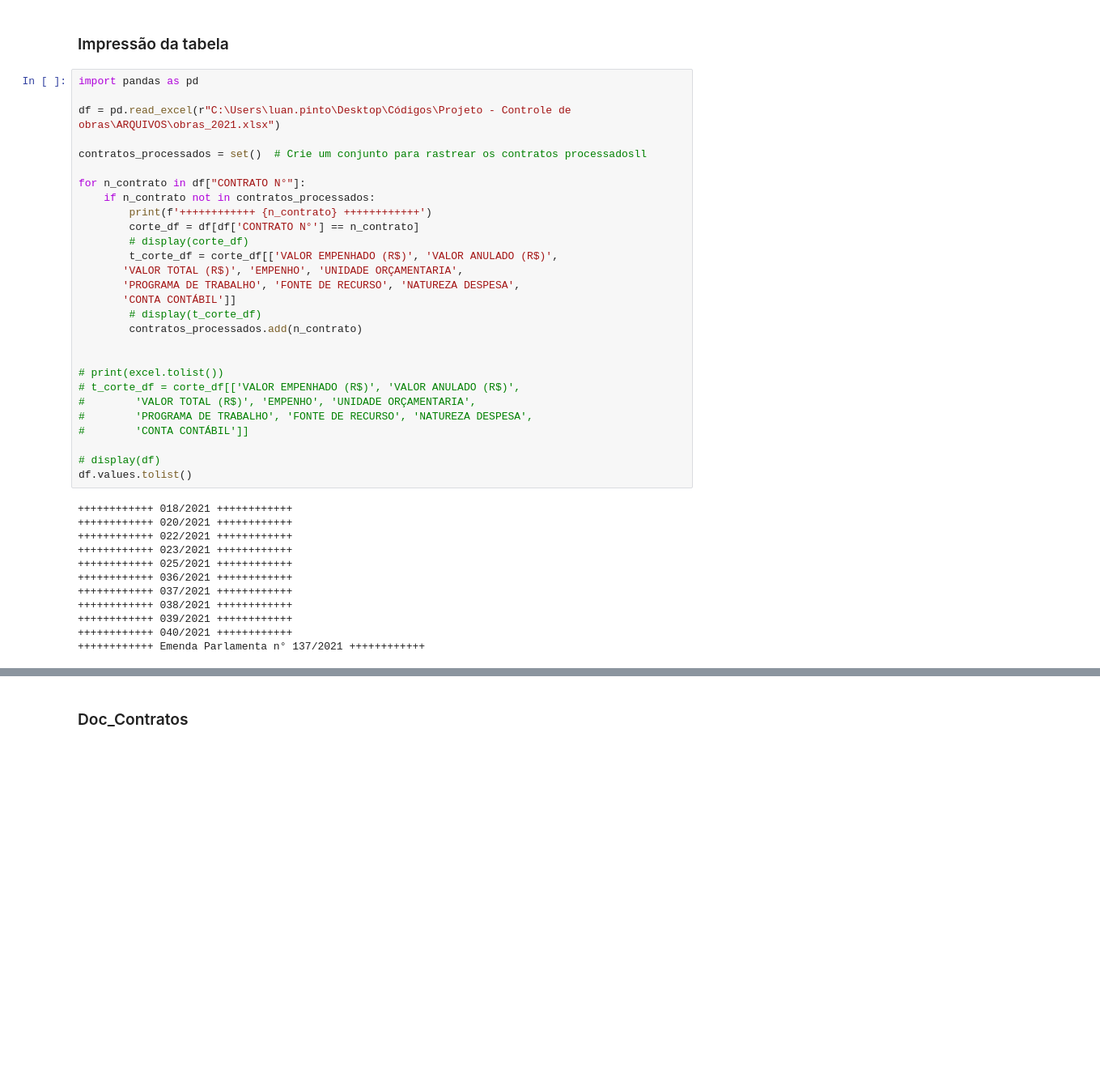
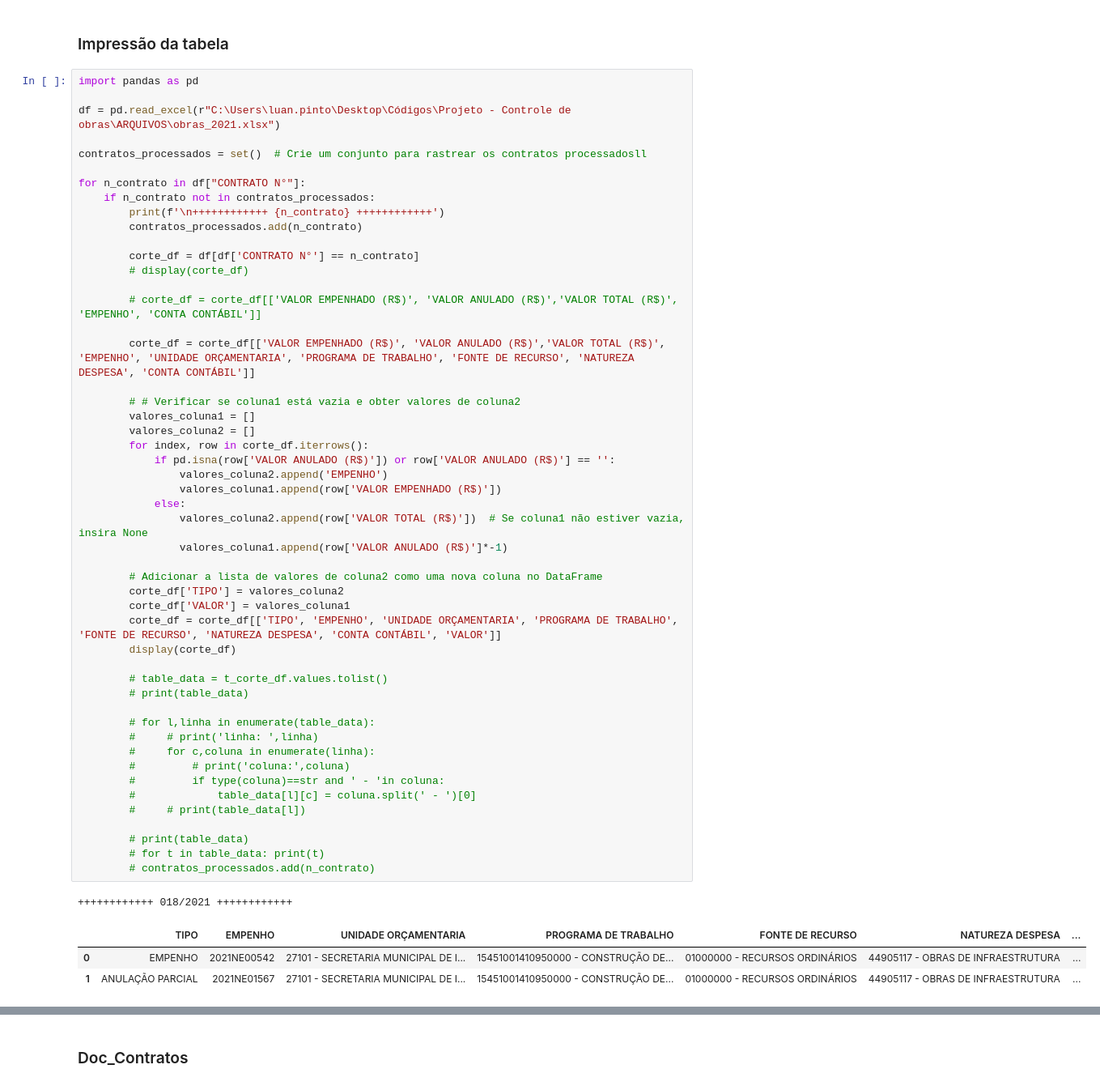
Before and after one commit to luamAP/Projeto-Controle_de_obras, a Jupyter notebook: Sala de Testes/controle_obras.ipynb, the cells around one changed output, grey strips where cells are left out. Shown at 81% size. Cells and saved outputs as stored; diff of their text form; blank space fills up the shorter version.

```diff
--- a/Sala de Testes/controle_obras.ipynb
+++ b/Sala de Testes/controle_obras.ipynb
@@ -31,40 +76,55 @@ import re
 # %%
 import pandas as pd
 
 df = pd.read_excel(r"C:\Users\luan.pinto\Desktop\Códigos\Projeto - Controle de obras\ARQUIVOS\obras_2021.xlsx")
 
 contratos_processados = set()  # Crie um conjunto para rastrear os contratos processadosll
 
 for n_contrato in df["CONTRATO N°"]:
     if n_contrato not in contratos_processados:
-        print(f'++++++++++++ {n_contrato} ++++++++++++')
+        print(f'\n++++++++++++ {n_contrato} ++++++++++++')
+        contratos_processados.add(n_contrato)
+
         corte_df = df[df['CONTRATO N°'] == n_contrato]
         # display(corte_df)
-        t_corte_df = corte_df[['VALOR EMPENHADO (R$)', 'VALOR ANULADO (R$)',
-       'VALOR TOTAL (R$)', 'EMPENHO', 'UNIDADE ORÇAMENTARIA',
-       'PROGRAMA DE TRABALHO', 'FONTE DE RECURSO', 'NATUREZA DESPESA',
-       'CONTA CONTÁBIL']]
-        # display(t_corte_df)
-        contratos_processados.add(n_contrato)
 
+        # corte_df = corte_df[['VALOR EMPENHADO (R$)', 'VALOR ANULADO (R$)','VALOR TOTAL (R$)', 'EMPENHO', 'CONTA CONTÁBIL']]
 
-# print(excel.tolist())
-# t_corte_df = corte_df[['VALOR EMPENHADO (R$)', 'VALOR ANULADO (R$)',
-#        'VALOR TOTAL (R$)', 'EMPENHO', 'UNIDADE ORÇAMENTARIA',
-#        'PROGRAMA DE TRABALHO', 'FONTE DE RECURSO', 'NATUREZA DESPESA',
-#        'CONTA CONTÁBIL']]
+        corte_df = corte_df[['VALOR EMPENHADO (R$)', 'VALOR ANULADO (R$)','VALOR TOTAL (R$)', 'EMPENHO', 'UNIDADE ORÇAMENTARIA', 'PROGRAMA DE TRABALHO', 'FONTE DE RECURSO', 'NATUREZA DESPESA', 'CONTA CONTÁBIL']]
 
-# display(df)
-df.values.tolist()
+        # # Verificar se coluna1 está vazia e obter valores de coluna2
+        valores_coluna1 = []
+        valores_coluna2 = []
+        for index, row in corte_df.iterrows():
+            if pd.isna(row['VALOR ANULADO (R$)']) or row['VALOR ANULADO (R$)'] == '':
+                valores_coluna2.append('EMPENHO')
+                valores_coluna1.append(row['VALOR EMPENHADO (R$)'])
+            else:
+                valores_coluna2.append(row['VALOR TOTAL (R$)'])  # Se coluna1 não estiver vazia, insira None
+                valores_coluna1.append(row['VALOR ANULADO (R$)']*-1)
+
+        # Adicionar a lista de valores de coluna2 como uma nova coluna no DataFrame
+        corte_df['TIPO'] = valores_coluna2
+        corte_df['VALOR'] = valores_coluna1
+        corte_df = corte_df[['TIPO', 'EMPENHO', 'UNIDADE ORÇAMENTARIA', 'PROGRAMA DE TRABALHO', 'FONTE DE RECURSO', 'NATUREZA DESPESA', 'CONTA CONTÁBIL', 'VALOR']]
+        display(corte_df)
+
+        # table_data = t_corte_df.values.tolist()
+        # print(table_data)
+
+        # for l,linha in enumerate(table_data):
+        #     # print('linha: ',linha)
+        #     for c,coluna in enumerate(linha):
+        #         # print('coluna:',coluna)
+        #         if type(coluna)==str and ' - 'in coluna:
+        #             table_data[l][c] = coluna.split(' - ')[0]
+        #     # print(table_data[l])
+
+        # print(table_data)
+        # for t in table_data: print(t)
+        # contratos_processados.add(n_contrato)
 # %% [output]
 ++++++++++++ 018/2021 ++++++++++++
-++++++++++++ 020/2021 ++++++++++++
-++++++++++++ 022/2021 ++++++++++++
-++++++++++++ 023/2021 ++++++++++++
-++++++++++++ 025/2021 ++++++++++++
-++++++++++++ 036/2021 ++++++++++++
-++++++++++++ 037/2021 ++++++++++++
-++++++++++++ 038/2021 ++++++++++++
-++++++++++++ 039/2021 ++++++++++++
-++++++++++++ 040/2021 ++++++++++++
-++++++++++++ Emenda Parlamenta n° 137/2021 ++++++++++++
+|  | TIPO | EMPENHO | UNIDADE ORÇAMENTARIA | PROGRAMA DE TRABALHO | FONTE DE RECURSO | NATUREZA DESPESA | ... |
+| 0 | EMPENHO | 2021NE00542 | 27101 - SECRETARIA MUNICIPAL DE I... | 15451001410950000 - CONSTRUÇÃO DE... | 01000000 - RECURSOS ORDINÁRIOS | 44905117 - OBRAS DE INFRAESTRUTURA | ... |
+| 1 | ANULAÇÃO PARCIAL | 2021NE01567 | 27101 - SECRETARIA MUNICIPAL DE I... | 15451001410950000 - CONSTRUÇÃO DE... | 01000000 - RECURSOS ORDINÁRIOS | 44905117 - OBRAS DE INFRAESTRUTURA | ... |
```
Also changed, not shown: parts of 2 cells of this notebook, 10 other files.
